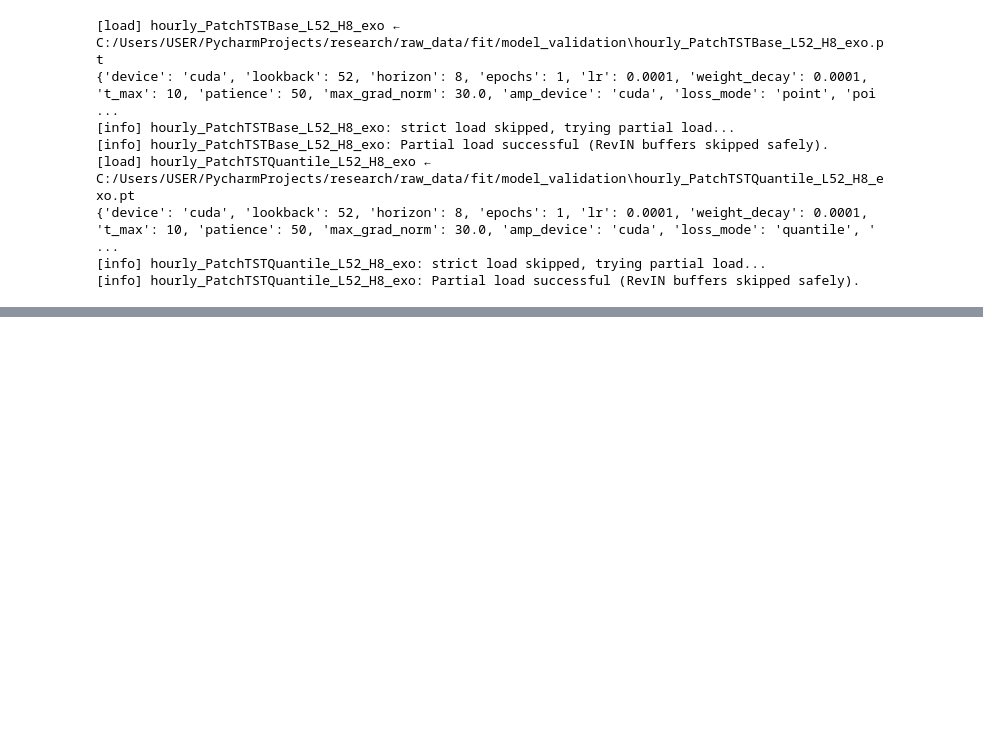
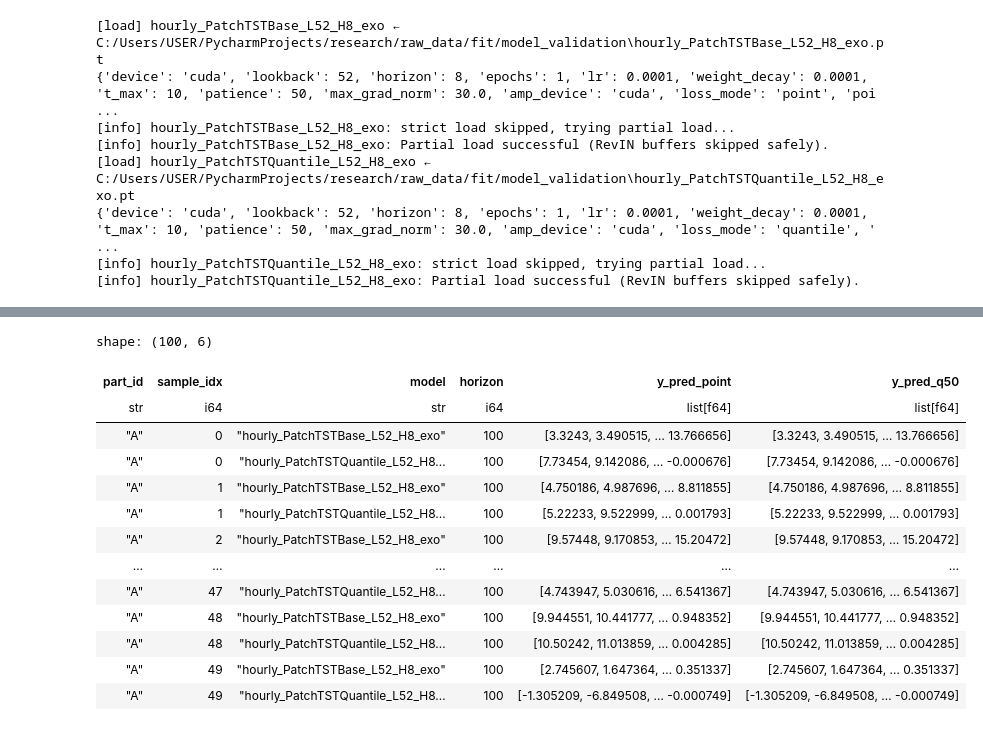
Before and after one commit to LeeKwanHyeong/data_research, a Jupyter notebook: modeling_module/model_test/model_validation.ipynb, the cells around one changed output, grey strips where cells are left out. Saved outputs shown, nothing was run; the diff lists cells and outputs as text; code cells hidden in the pictures; blank space fills up the shorter version.

```diff
--- a/modeling_module/model_test/model_validation.ipynb
+++ b/modeling_module/model_test/model_validation.ipynb
@@ -449,0 +333,14 @@ if hasattr(mdl_q.head, "Q"):
+# %%
+from modeling_module.training.forecater_v2 import forecast_to_parquet
+
+df = forecast_to_parquet(
+    model_dict=loaded,
+    loader=val_loader,
+    parquet_path="outputs/preds.parquet",
+    horizon=100,
+    freq="weekly",
+    mode="val",
+    plan_dt=202601,
+    device="cuda",
+    max_samples=50,   # 저장할 샘플 개수 제한
+)
@@ -449,0 +365,17 @@ if hasattr(mdl_q.head, "Q"):
+# %%
+df
+# %% [output]
+shape: (100, 6)
+| part_id | sample_idx | model | horizon | y_pred_point | y_pred_q50 |
+| str | i64 | str | i64 | list[f64] | list[f64] |
+| "A" | 0 | "hourly_PatchTSTBase_L52_H8_exo" | 100 | [3.3243, 3.490515, … 13.766656] | [3.3243, 3.490515, … 13.766656] |
+| "A" | 0 | "hourly_PatchTSTQuantile_L52_H8… | 100 | [7.73454, 9.142086, … -0.000676] | [7.73454, 9.142086, … -0.000676] |
+| "A" | 1 | "hourly_PatchTSTBase_L52_H8_exo" | 100 | [4.750186, 4.987696, … 8.811855] | [4.750186, 4.987696, … 8.811855] |
+| "A" | 1 | "hourly_PatchTSTQuantile_L52_H8… | 100 | [5.22233, 9.522999, … 0.001793] | [5.22233, 9.522999, … 0.001793] |
+| "A" | 2 | "hourly_PatchTSTBase_L52_H8_exo" | 100 | [9.57448, 9.170853, … 15.20472] | [9.57448, 9.170853, … 15.20472] |
+| … | … | … | … | … | … |
+| "A" | 47 | "hourly_PatchTSTQuantile_L52_H8… | 100 | [4.743947, 5.030616, … 6.541367] | [4.743947, 5.030616, … 6.541367] |
+| "A" | 48 | "hourly_PatchTSTBase_L52_H8_exo" | 100 | [9.944551, 10.441777, … 0.948352] | [9.944551, 10.441777, … 0.948352] |
+| "A" | 48 | "hourly_PatchTSTQuantile_L52_H8… | 100 | [10.50242, 11.013859, … 0.004285] | [10.50242, 11.013859, … 0.004285] |
+| "A" | 49 | "hourly_PatchTSTBase_L52_H8_exo" | 100 | [2.745607, 1.647364, … 0.351337] | [2.745607, 1.647364, … 0.351337] |
+| "A" | 49 | "hourly_PatchTSTQuantile_L52_H8… | 100 | [-1.305209, -6.849508, … -0.000749] | [-1.305209, -6.849508, … -0.000749] |
```
Also changed, not shown: parts of 9 cells of this notebook, 4 other files.
